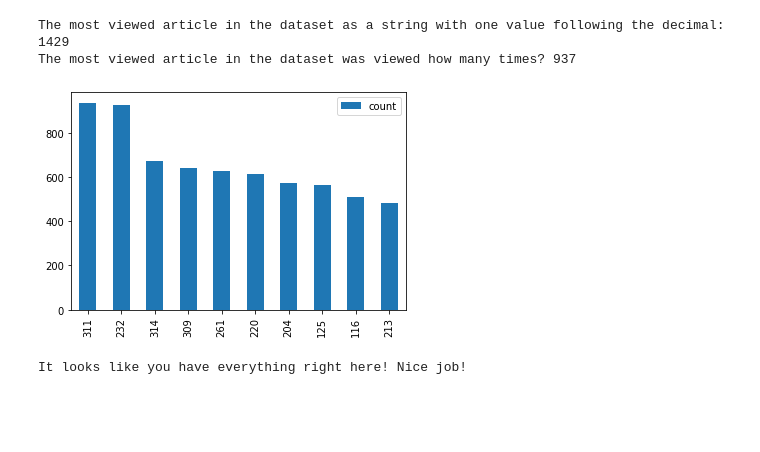
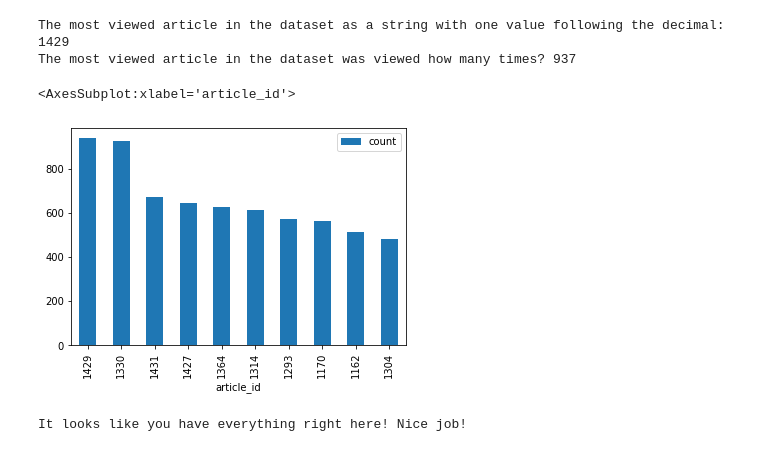
Before and after one commit to netxph/ibm-recommend, a Jupyter notebook: notebooks/02 - Data and Recommendation Analysis.ipynb, the cells around one changed output. Saved outputs shown, nothing was run; the diff lists cells and outputs as text; code cells hidden in the pictures; blank space fills up the shorter version.

Commit message:
corrected graph in notebook

```diff
--- a/notebooks/02 - Data and Recommendation Analysis.ipynb
+++ b/notebooks/02 - Data and Recommendation Analysis.ipynb
@@ -179,14 +179,16 @@ The most viewed article in the dataset was viewed how many times? 937
 # %%
 interactions[["article_id", "user_id"]] \
     .groupby("article_id") \
     .count() \
     .reset_index() \
     .rename(columns={"user_id": "count"}) \
+    .set_index("article_id") \
     .sort_values("count", ascending=False) \
     .head(10) \
-    .plot(kind="bar");
+    .plot(kind="bar")
 # %% [output]
+<AxesSubplot:xlabel='article_id'>
-[figure, old version]
+[figure, new version]
 # %%
 sol_1_dict = {
     '`50% of individuals have _____ or fewer interactions.`': median_val,
```
